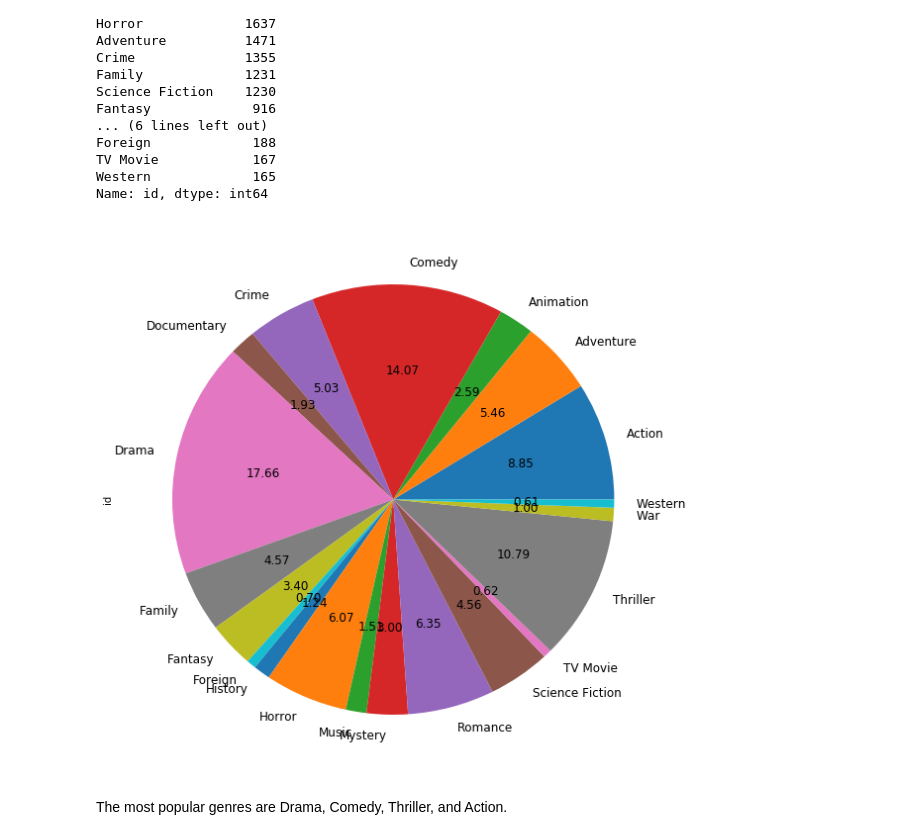
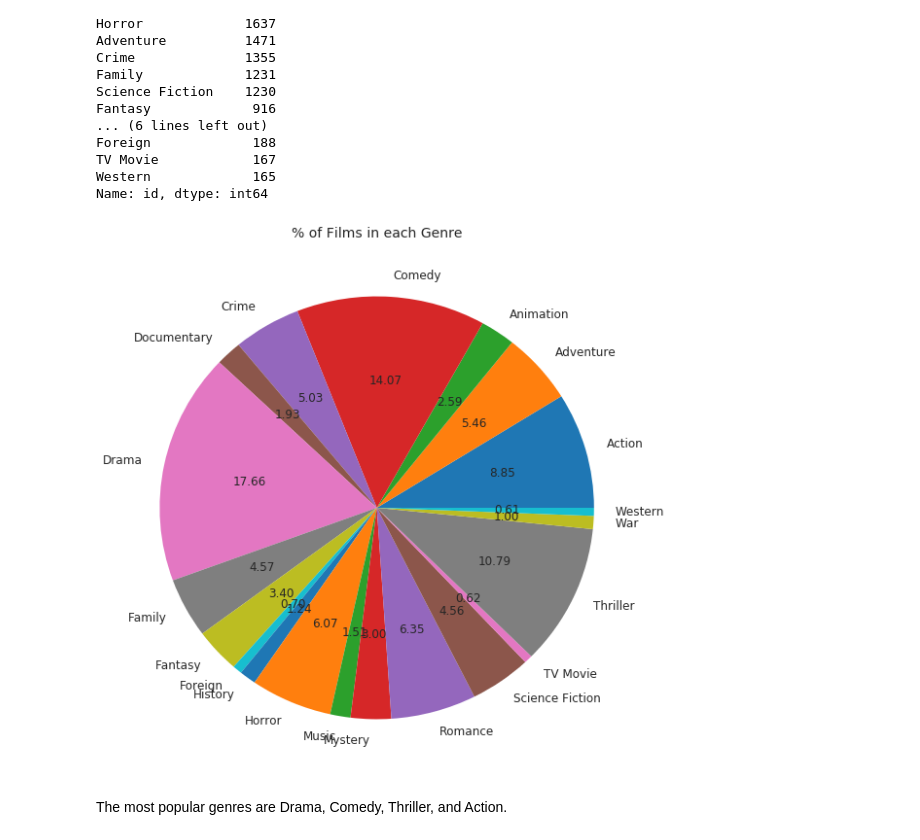
Before and after one commit to jaydee77ca/DA-T1P3-InvestigateDataset, a Jupyter notebook: t1-p3-invest_dataset.ipynb, the cells around one changed output. Saved outputs shown, nothing was run; the diff lists cells and outputs as text; code cells hidden in the pictures.

```diff
--- a/t1-p3-invest_dataset.ipynb
+++ b/t1-p3-invest_dataset.ipynb
@@ -280,0 +317,9 @@ df.hist(figsize=(10,10));
+# %%
+sns.set_style("whitegrid");
+dims = (20, 3)
+fig, ax = pyplot.subplots(figsize=dims)
+
+plt = sns.boxplot(ax=ax, x=df.revenue_adj);
+
+plt.set_xlabel("Revenue in billions of dollars");
+plt.set_ylabel("")
@@ -344,9 +395,11 @@ TV Movie            167
 Western             165
 Name: id, dtype: int64
 # %%
-genre_df.groupby('genres').id.count().plot.pie(autopct='%.2f', figsize=(10,10), fontsize=12);
+plt = genre_df.groupby('genres').id.count().plot.pie(autopct='%.2f', figsize=(10,10), fontsize=12);
+plt.set_title("% of Films in each Genre", fontsize=14);
+plt.set_ylabel('');
 # %% [output]
-[figure, old version]
+[figure, new version]
 # %% [markdown]
 The most popular genres are Drama, Comedy, Thriller, and Action.
 # %% [markdown]
```
Also changed, not shown: parts of 31 cells of this notebook, 1 other file.
